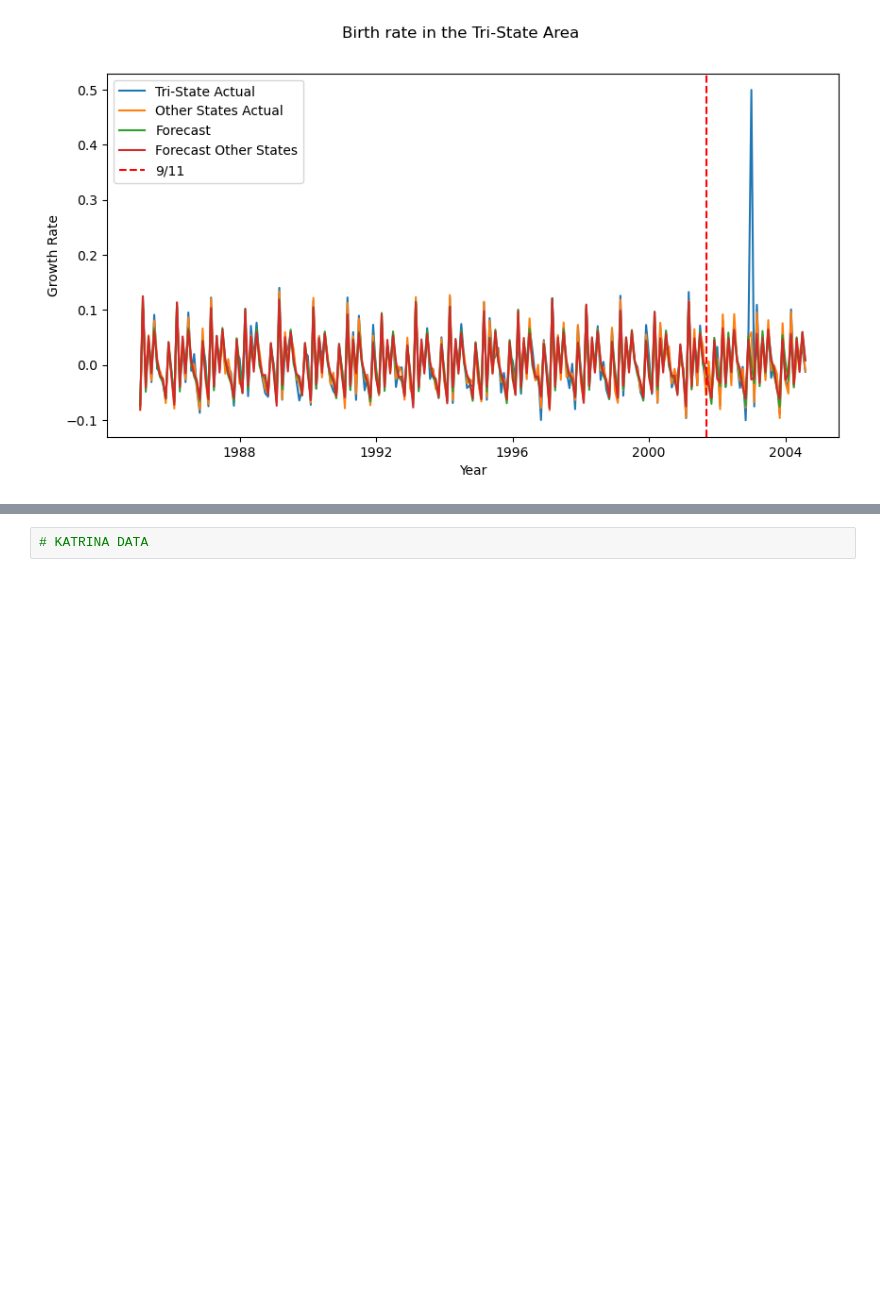
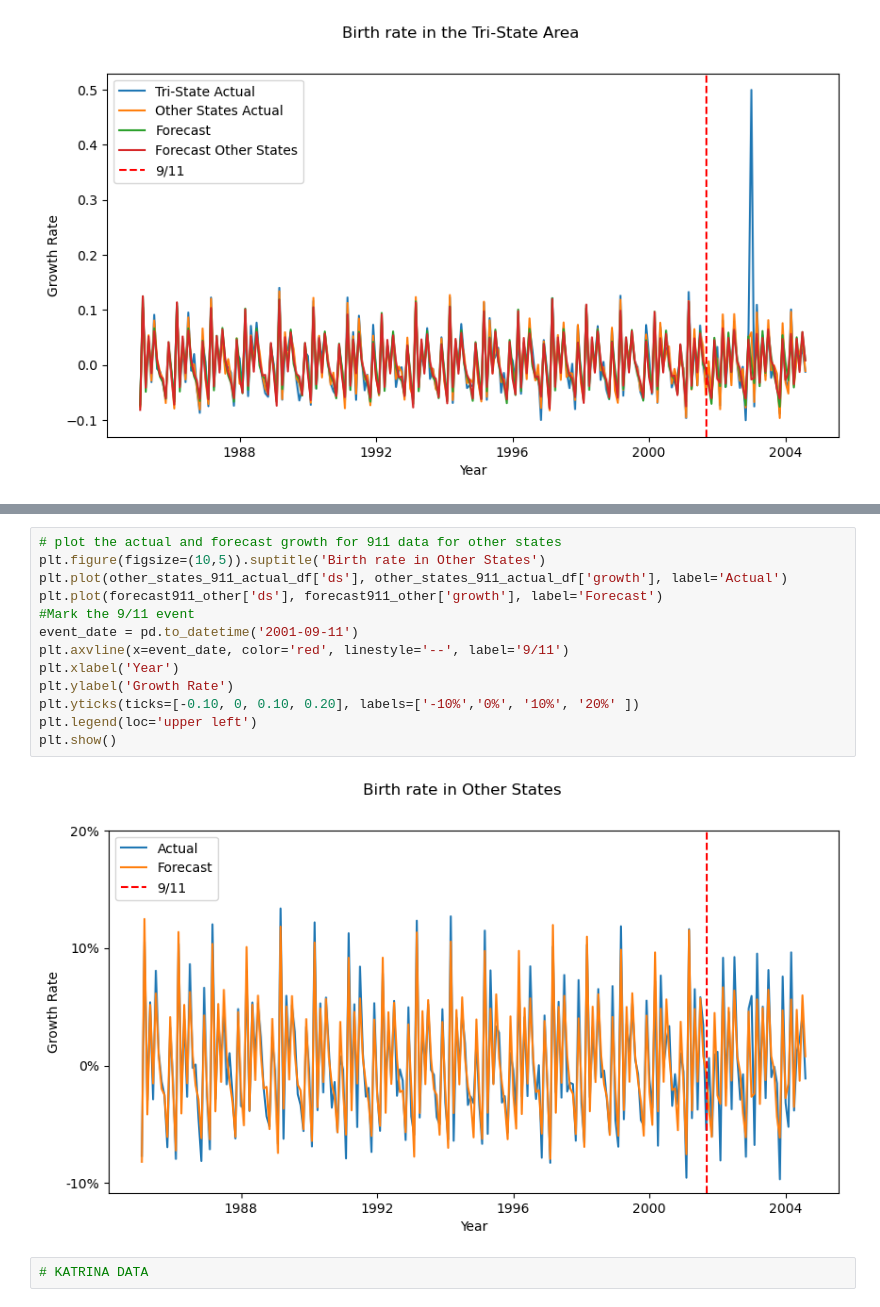
Before and after one commit to Aquamarine278/AI-Bootcamp-Project-1, a Jupyter notebook: birthdata_analysis.ipynb, the cells around one changed output, grey strips where cells are left out. Saved outputs shown, nothing was run; the diff lists cells and outputs as text; blank space fills up the shorter version.

```diff
--- a/birthdata_analysis.ipynb
+++ b/birthdata_analysis.ipynb
@@ -726,3 +741,18 @@ plt.show()
+# %%
+# plot the actual and forecast growth for 911 data for other states
+plt.figure(figsize=(10,5)).suptitle('Birth rate in Other States')
+plt.plot(other_states_911_actual_df['ds'], other_states_911_actual_df['growth'], label='Actual')
+plt.plot(forecast911_other['ds'], forecast911_other['growth'], label='Forecast')
+#Mark the 9/11 event
+event_date = pd.to_datetime('2001-09-11')
+plt.axvline(x=event_date, color='red', linestyle='--', label='9/11')
+plt.xlabel('Year')
+plt.ylabel('Growth Rate')
+plt.yticks(ticks=[-0.10, 0, 0.10, 0.20], labels=['-10%','0%', '10%', '20%' ])
+plt.legend(loc='upper left')
+plt.show()
+# %% [output]
+[figure, added]
 # %%
 # KATRINA DATA
 # %%
```
Also changed, not shown: parts of 3 cells of this notebook.
